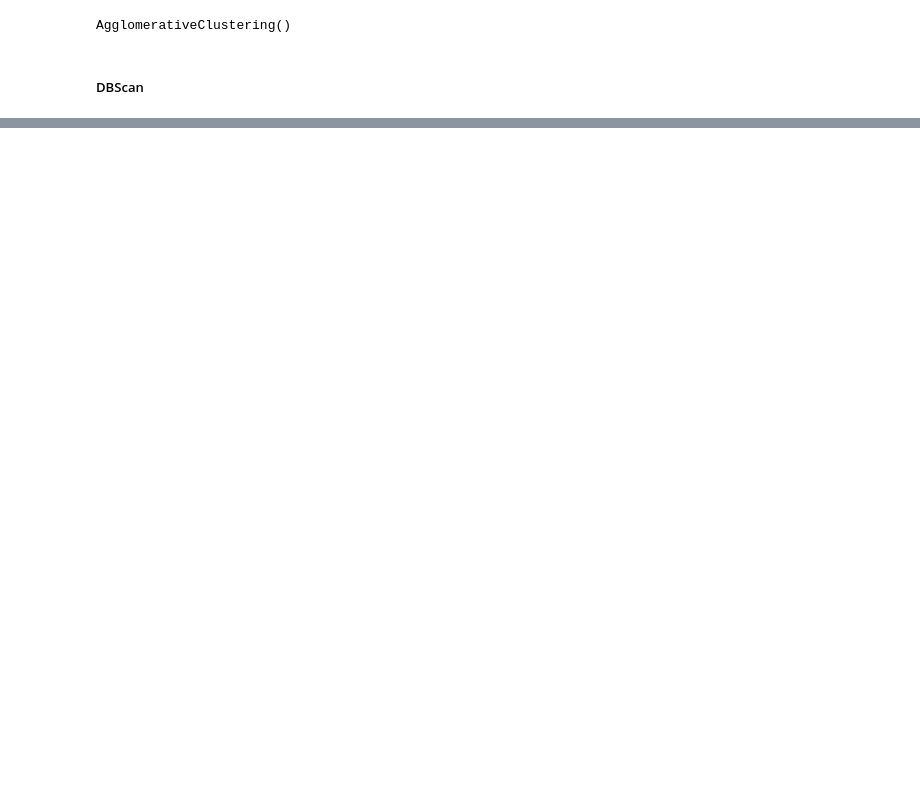
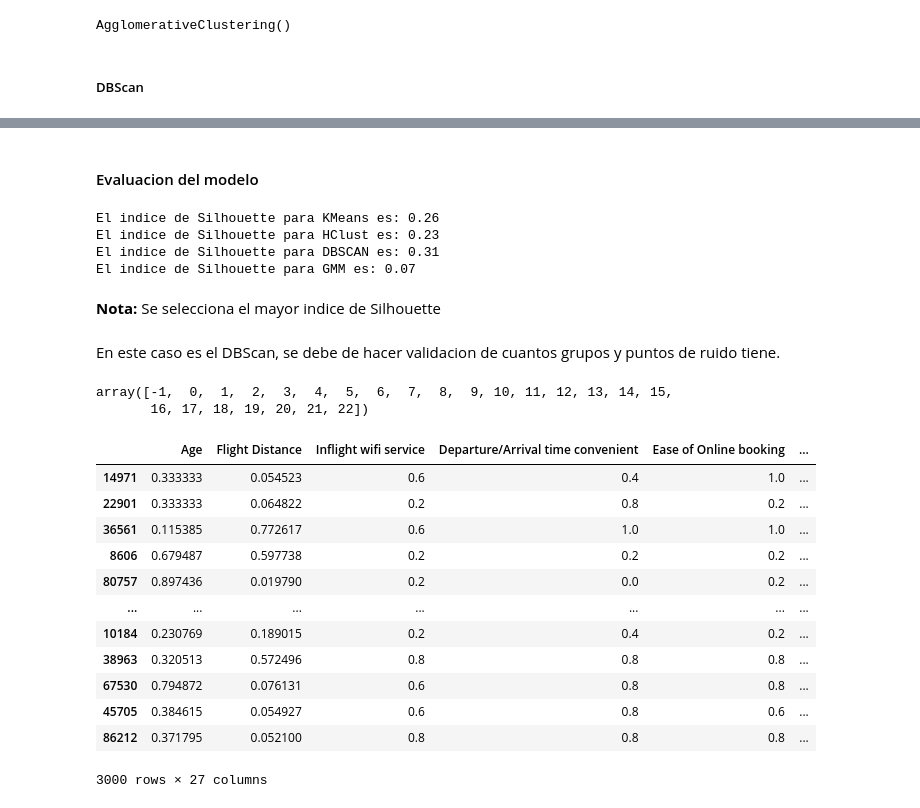
Before and after one commit to DavidBetancurRamirez/ComputacionCientifica, a Jupyter notebook: agrupamiento/airline/airline_loyalty.ipynb, the cells around one changed output, grey strips where cells are left out. Saved outputs shown, nothing was run; the diff lists cells and outputs as text; code cells hidden in the pictures; blank space fills up the shorter version.

```diff
--- a/agrupamiento/airline/airline_loyalty.ipynb
+++ b/agrupamiento/airline/airline_loyalty.ipynb
@@ -422,0 +498,62 @@ plt.show()
+# %% [markdown]
+#### Evaluacion del modelo
+# %%
+labels_kmeans = kmeans_model_final.predict(data_pro_sample)
+# labels_kmeans = kmeans_model_final.predict(data_pro)
+
+labels_h_clust = h_clust_final.fit_predict(data_pro_sample)
+# labels_h_clust = h_clust_final.fit_predict(data_pro)
+
+labels_dbscan = db_final.fit_predict(data_pro_sample)
+# labels_dbscan = db_final.fit_predict(data_pro)
+
+labels_gmm = gmm_final.predict(data_pro_sample)
+# labels_gmm = gmm_final.predict(data_pro)
+# %%
+sil_kmeans = silhouette_score(data_pro_sample, labels_kmeans)
+# sil_kmeans = silhouette_score(data_pro, labels_kmeans)
+
+sil_h_clust = silhouette_score(data_pro_sample, labels_h_clust)
+# sil_h_clust = silhouette_score(data_pro, labels_h_clust)
+
+sil_dbscan = silhouette_score(data_pro_sample, labels_dbscan)
+# sil_dbscan = silhouette_score(data_pro, labels_dbscan)
+
+sil_gmm = silhouette_score(data_pro_sample, labels_gmm)
+# sil_gmm = silhouette_score(data_pro, labels_gmm)
+
+print(f'El indice de Silhouette para KMeans es: {sil_kmeans:.2f}')
+print(f'El indice de Silhouette para HClust es: {sil_h_clust:.2f}')
+print(f'El indice de Silhouette para DBSCAN es: {sil_dbscan:.2f}')
+print(f'El indice de Silhouette para GMM es: {sil_gmm:.2f}')
+# %% [output]
+El indice de Silhouette para KMeans es: 0.26
+El indice de Silhouette para HClust es: 0.23
+El indice de Silhouette para DBSCAN es: 0.31
+El indice de Silhouette para GMM es: 0.07
+# %% [markdown]
+**Nota:** Se selecciona el mayor indice de Silhouette
+# %% [markdown]
+En este caso es el DBScan, se debe de hacer validacion de cuantos grupos y puntos de ruido tiene.
+# %%
+np.unique(labels_dbscan)
+# %% [output]
+array([-1,  0,  1,  2,  3,  4,  5,  6,  7,  8,  9, 10, 11, 12, 13, 14, 15,
+       16, 17, 18, 19, 20, 21, 22])
+# %%
+data_pro_sample['DBSCAN'] = labels_dbscan
+data_pro_sample
+# %% [output]
+|  | Age | Flight Distance | Inflight wifi service | Departure/Arrival time convenient | Ease of Online booking | ... |
+| 14971 | 0.333333 | 0.054523 | 0.6 | 0.4 | 1.0 | ... |
+| 22901 | 0.333333 | 0.064822 | 0.2 | 0.8 | 0.2 | ... |
+| 36561 | 0.115385 | 0.772617 | 0.6 | 1.0 | 1.0 | ... |
+| 8606 | 0.679487 | 0.597738 | 0.2 | 0.2 | 0.2 | ... |
+| 80757 | 0.897436 | 0.019790 | 0.2 | 0.0 | 0.2 | ... |
+| ... | ... | ... | ... | ... | ... | ... |
+| 10184 | 0.230769 | 0.189015 | 0.2 | 0.4 | 0.2 | ... |
+| 38963 | 0.320513 | 0.572496 | 0.8 | 0.8 | 0.8 | ... |
+| 67530 | 0.794872 | 0.076131 | 0.6 | 0.8 | 0.8 | ... |
+| 45705 | 0.384615 | 0.054927 | 0.6 | 0.8 | 0.6 | ... |
+| 86212 | 0.371795 | 0.052100 | 0.8 | 0.8 | 0.8 | ... |
+3000 rows × 27 columns
```
Also changed, not shown: parts of 20 cells of this notebook, 1 other file.
